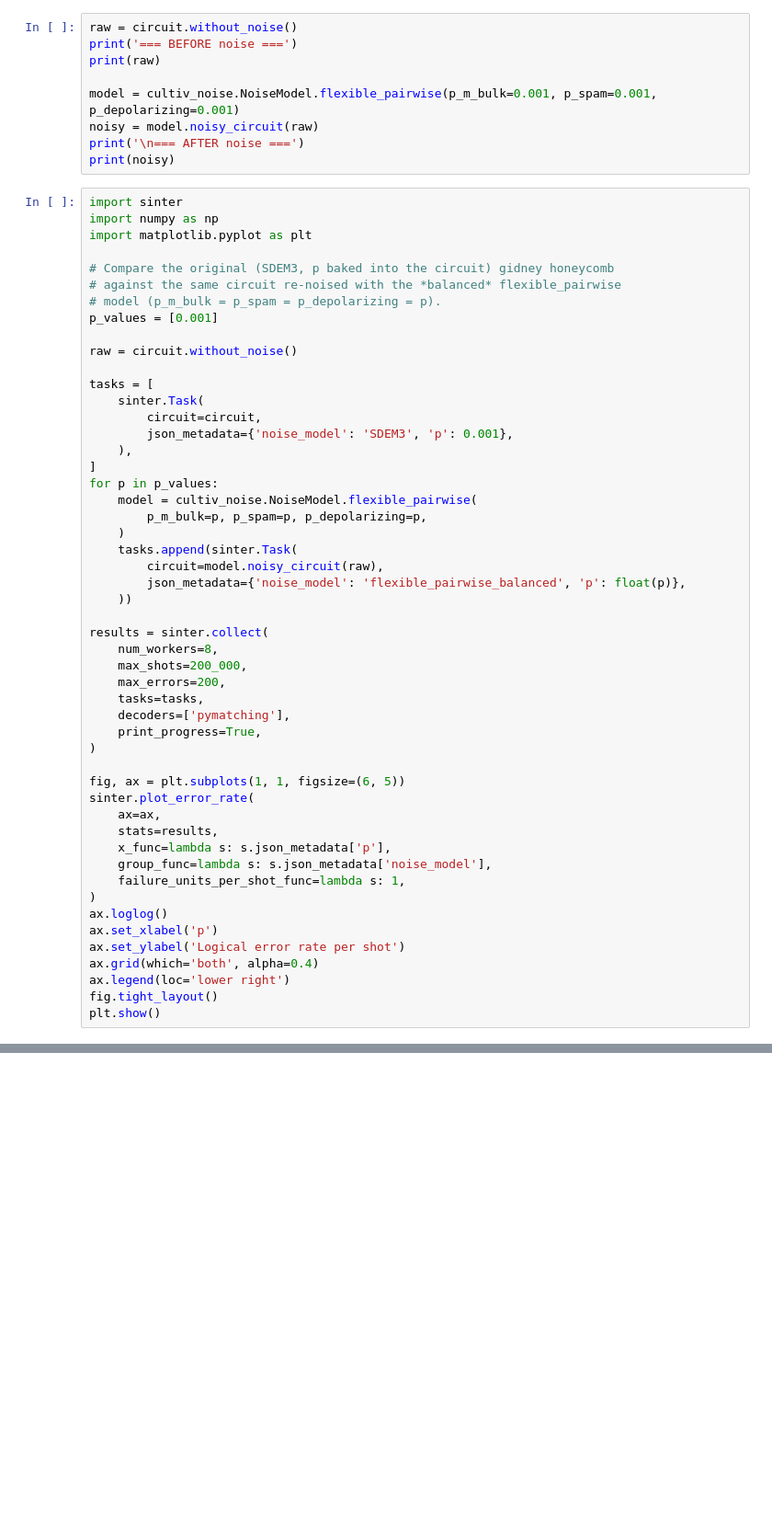
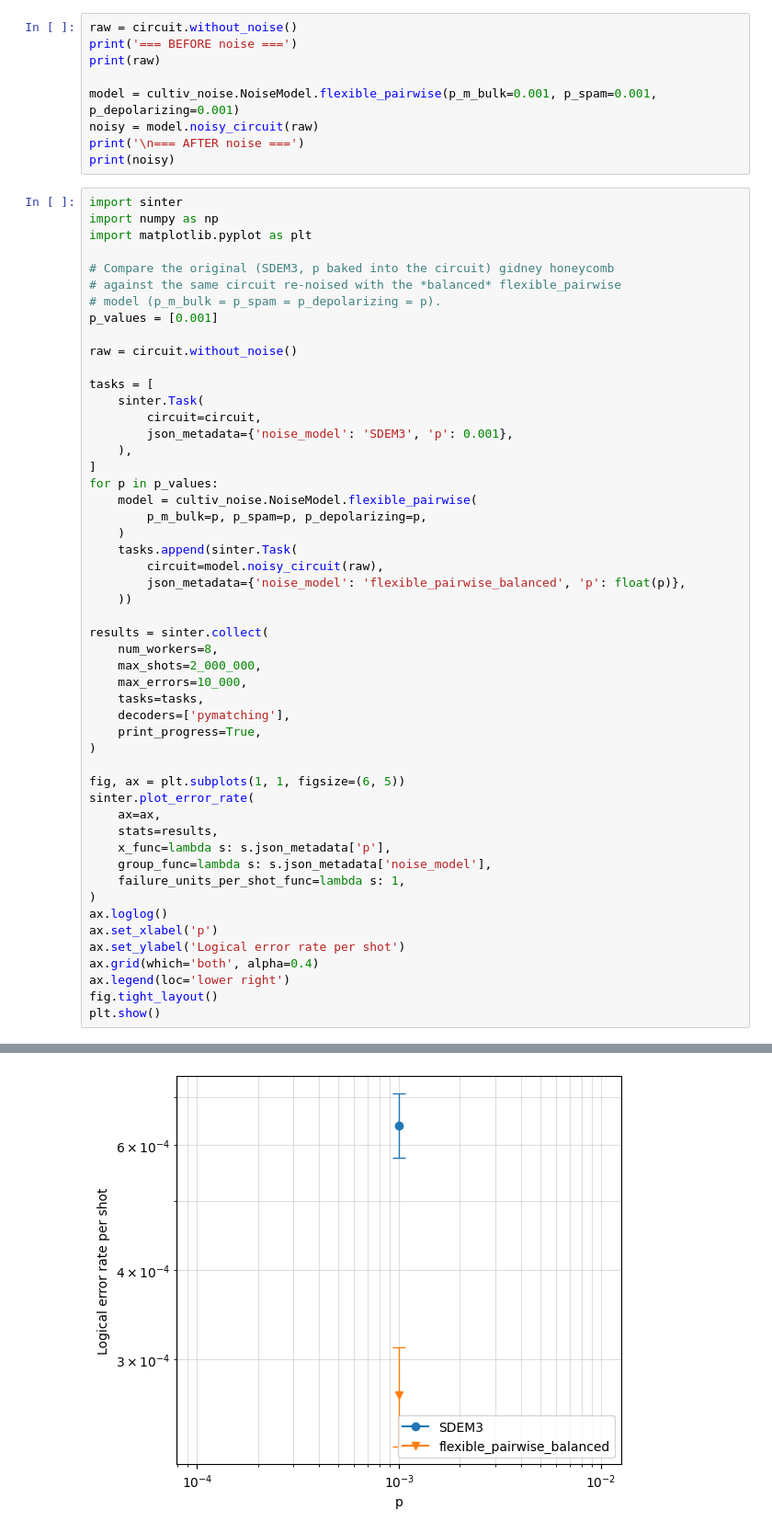
Before and after one commit to RetzkersGroup/distributed-qec, a Jupyter notebook: notebooks/playground.ipynb, the cells around one changed output, grey strips where cells are left out. Shown at 92% size. Saved outputs shown, nothing was run; the diff lists cells and outputs as text; blank space fills up the shorter version.

```diff
--- a/notebooks/playground.ipynb
+++ b/notebooks/playground.ipynb
@@ -48,8 +48,8 @@ for p in p_values:
 
 results = sinter.collect(
     num_workers=8,
-    max_shots=200_000,
-    max_errors=200,
+    max_shots=2_000_000,
+    max_errors=10_000,
     tasks=tasks,
     decoders=['pymatching'],
     print_progress=True,
@@ -70,3 +70,4 @@ ax.grid(which='both', alpha=0.4)
 ax.legend(loc='lower right')
 fig.tight_layout()
 plt.show()
+# %% [output]
@@ -72,0 +91 @@ plt.show()
+[figure, added]
```
Also changed, not shown: parts of 1 cell of this notebook, 4 other files.
